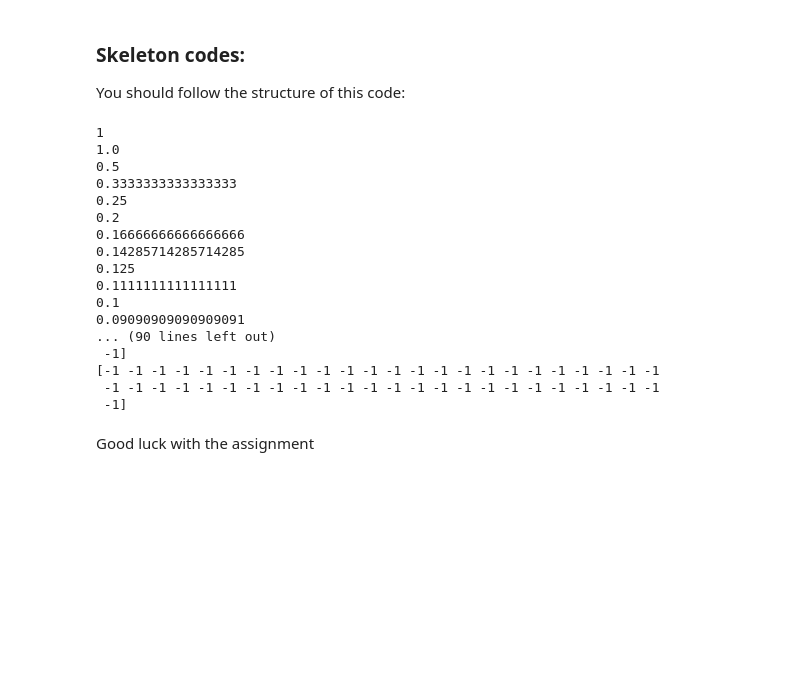
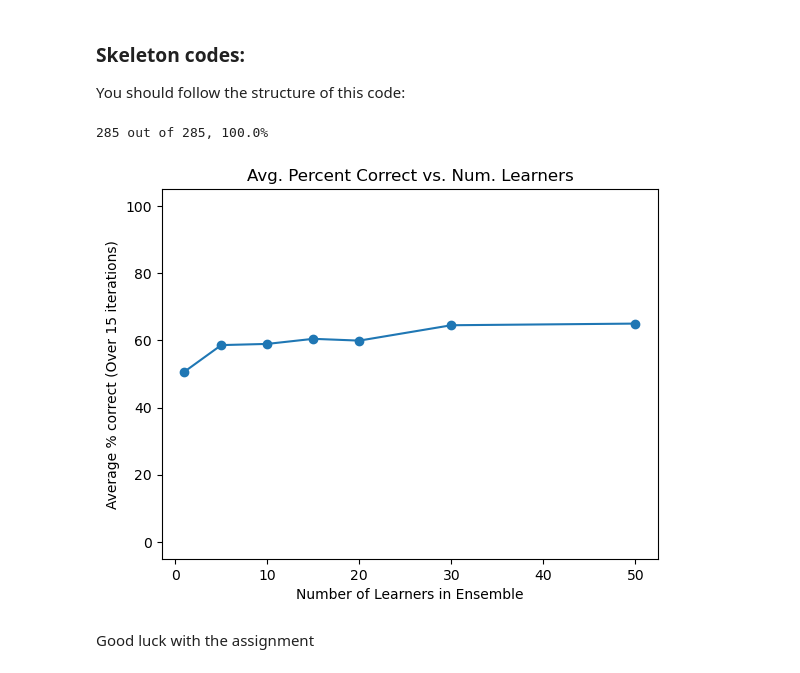
Before and after one commit to catieslaughts/IML_assignment1, a Jupyter notebook: skeleton_code.ipynb, the cells around one changed output. Cells and saved outputs as stored; diff of their text form; code cells hidden in the pictures; blank space fills up the shorter version.

```diff
--- a/skeleton_code.ipynb
+++ b/skeleton_code.ipynb
@@ -242,7 +256,7 @@ class BoostingAlgorithm:
 
         return prediction
 # %%
-def run(**kwargs):
+def run(n_estimators,**kwargs):
     """ Single run of your classifier
     # Load the data
     X, y = load_data()
@@ -260,35 +274,17 @@ def run(**kwargs):
     score = SCORING(y_pred, y_test)
     """
     X, y = load_data('./dataset2.npz')
-    X_train, y_train = X[0:250], y[0:250]
-    X_test, y_test = X[251:300], y[251:300]
+    idx_array = np.arange(y.size)
 
+    training_size = 150 #number of points to be selected for the training set
+    train_idx = np.random.choice(idx_array, size=training_size, replace=False)
 
-    base = Perceptron(1, 100)
+    X_train, y_train = X[train_idx], y[train_idx]
+    X_test, y_test = np.delete(np.copy(X), train_idx, axis = 0), np.delete(np.copy(y), train_idx, axis = 0)
 
-    base.fit(X_train, y_train)
-    output = base.predict(X_test)
+    strong_learner = BoostingAlgorithm(n_estimators)
 
-    print(output)
-    print(y_test)
-    return
+    strong_learner.fit(X_train, y_train)
+    output = strong_learner.predict(X_test)
+
+    return X_test, y_test, output
-# %%
-run()
-# %% [output]
-1
-1.0
-0.5
-0.3333333333333333
-0.25
-0.2
-0.16666666666666666
-0.14285714285714285
-0.125
-0.1111111111111111
-0.1
-0.09090909090909091
-... (90 lines left out)
- -1]
-[-1 -1 -1 -1 -1 -1 -1 -1 -1 -1 -1 -1 -1 -1 -1 -1 -1 -1 -1 -1 -1 -1 -1 -1
- -1 -1 -1 -1 -1 -1 -1 -1 -1 -1 -1 -1 -1 -1 -1 -1 -1 -1 -1 -1 -1 -1 -1 -1
- -1]
@@ -295,2 +321,29 @@ run()
+# %%
+X, y, output = run(1)
+print(str(np.sum(output==y))+' out of '+str(output.size)+', '+str((np.sum(output==y)/output.size)*100)+'%')
+# %% [output]
+285 out of 285, 100.0%
+# %%
+num_learners = np.asarray([1, 5, 10, 15, 20, 30, 50])
+iterations = 15
+averages = np.zeros(num_learners.shape)
+
+for i, num in enumerate(num_learners):
+    avg_percent = 0
+    for j in range(iterations):
+        X,y,output = run(num)
+        per = (np.sum(output==y)/output.size)*100
+        avg_percent += per
+
+    averages[i] = avg_percent/iterations
+
+plt.plot(num_learners, averages, marker = 'o')
+plt.xlabel('Number of Learners in Ensemble')
+plt.ylabel('Average % correct (Over '+ str(iterations) +' iterations)')
+plt.ylim([-5,105])
+plt.title('Avg. Percent Correct vs. Num. Learners')
+plt.show()
+# %% [output]
+[figure, added]
 # %% [markdown]
 Good luck with the assignment
```
Also changed, not shown: parts of 4 cells of this notebook.
